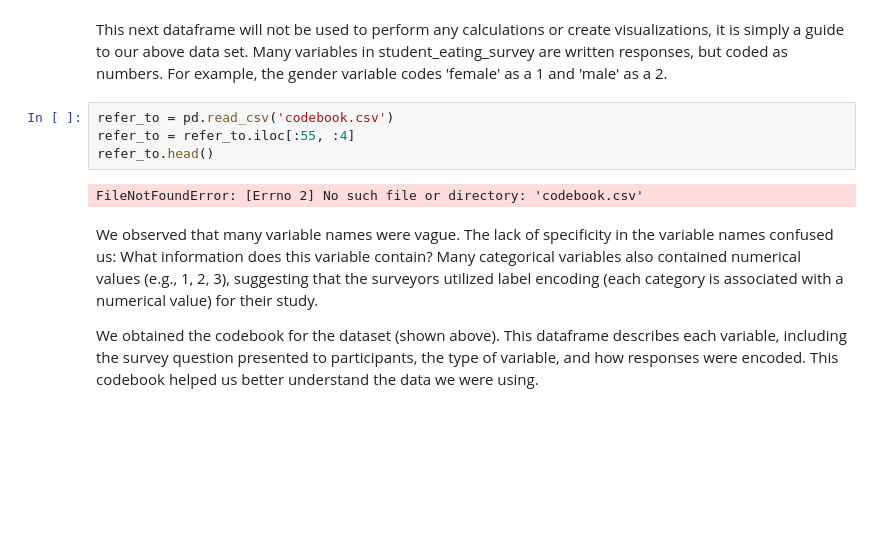
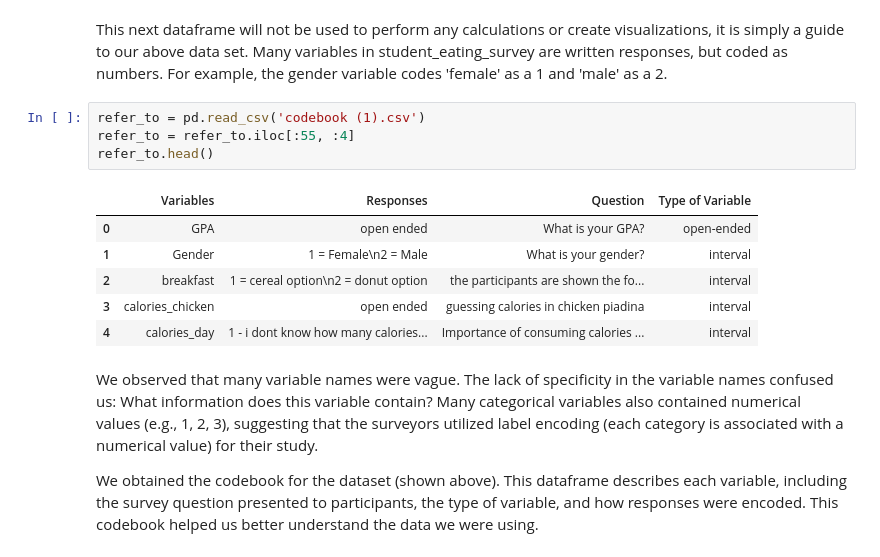
Before and after one commit to laur-park/dsci235-final-project, a Jupyter notebook: Diddi_Parker_Final_Project.ipynb, the cells around one changed output. Drawn from its saved outputs; the diff is of its cells as text; blank space fills up the shorter version.

```diff
--- a/Diddi_Parker_Final_Project.ipynb
+++ b/Diddi_Parker_Final_Project.ipynb
@@ -76,11 +76,16 @@ memory usage: 24.4+ KB
 # %% [markdown]
 This next dataframe will not be used to perform any calculations or create visualizations, it is simply a guide to our above data set. Many variables in student_eating_survey are written responses, but coded as numbers. For example, the gender variable codes 'female' as a 1 and 'male' as a 2.
 # %%
-refer_to = pd.read_csv('codebook.csv')
+refer_to = pd.read_csv('codebook (1).csv')
 refer_to = refer_to.iloc[:55, :4]
 refer_to.head()
 # %% [output]
-FileNotFoundError: [Errno 2] No such file or directory: 'codebook.csv'
+|  | Variables | Responses | Question | Type of Variable |
+| 0 | GPA | open ended | What is your GPA? | open-ended |
+| 1 | Gender | 1 = Female\n2 = Male | What is your gender? | interval |
+| 2 | breakfast | 1 = cereal option\n2 = donut option | the participants are shown the fo... | interval |
+| 3 | calories_chicken | open ended | guessing calories in chicken piadina | interval |
+| 4 | calories_day | 1 - i dont know how many calories... | Importance of consuming calories ... | interval |
 # %% [markdown]
 We observed that many variable names were vague. The lack of specificity in the variable names confused us: What information does this variable contain? Many categorical variables also contained numerical values (e.g., 1, 2, 3), suggesting that the surveyors utilized label encoding (each category is associated with a numerical value) for their study.
 
```
Also changed, not shown: parts of 34 cells of this notebook.
